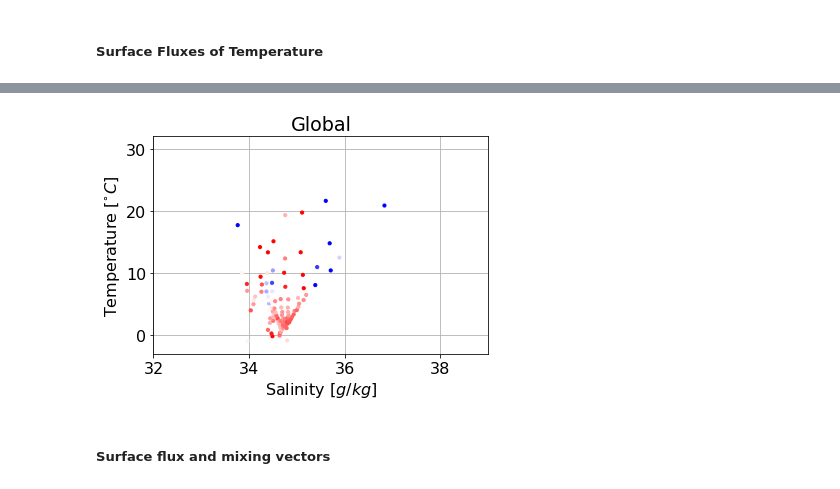
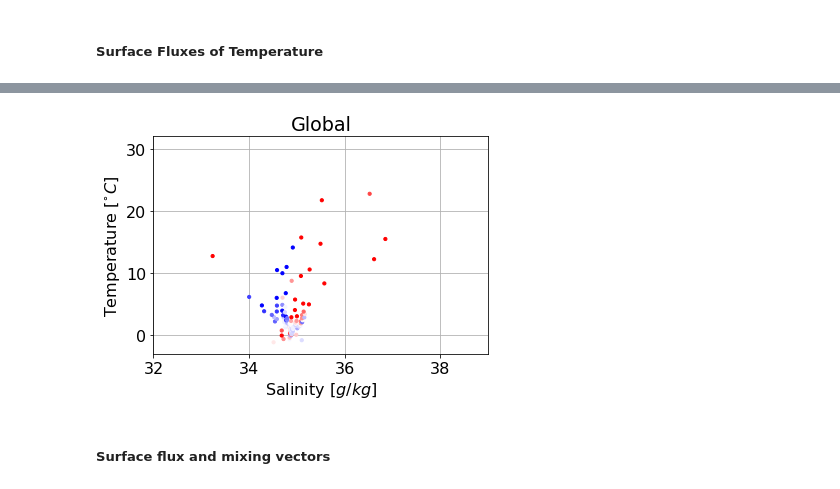
Before and after one commit to taimoorsohail/Min_Max_Transform, a Jupyter notebook: MinMixFinal.ipynb, the cells around one changed output, grey strips where cells are left out. Cells and saved outputs as stored; diff of their text form; code cells hidden in the pictures.

```diff
--- a/MinMixFinal.ipynb
+++ b/MinMixFinal.ipynb
@@ -112,21 +112,21 @@ globe = True
 if globe == True:
     EN4_data = xr.open_mfdataset('BSP_processed/BSP_EN4_TS_hist_gvol*.nc')
 else:
-    # EN4_data = xr.open_mfdataset('BSP_processed/BSP_EN4_TS_hist_*.nc')
-    EN4_data = xr.open_mfdataset('BSP_processed/BSP_EN4_TS_hist_vol*.nc')
+    EN4_data = xr.open_mfdataset('BSP_processed/BSP_EN4_TS_hist_*.nc')
+    # EN4_data = xr.open_mfdataset('BSP_processed/BSP_EN4_TS_hist_vol*.nc')
 
 
 # Early = first 10 years (1970 -1980)
-Part_early = EN4_data.Partitions_hist.isel(Time=slice(0,12*dyrs)).mean('Time')
-SAearly =  EN4_data.T_mean_hist.isel(Time=slice(0,12*dyrs)).mean('Time')
-CTearly = EN4_data.S_mean_hist.isel(Time=slice(0,12*dyrs)).mean('Time')
-Vearly = EN4_data.V_sum_hist.isel(Time=slice(0,12*dyrs)).mean('Time')
+Part_early = EN4_data.Partitions_hist.isel(Time=slice(0,12)).mean('Time')
+SAearly =  EN4_data.T_mean_hist.isel(Time=slice(0,12)).mean('Time')
+CTearly = EN4_data.S_mean_hist.isel(Time=slice(0,12)).mean('Time')
+Vearly = EN4_data.V_sum_hist.isel(Time=slice(0,12)).mean('Time')
 
 # Late = first 10 years (2004-2014)
-Part_late = EN4_data.Partitions_hist.isel(Time=slice(12*-dyrs,-1)).mean('Time')
-SAlate = EN4_data.T_mean_hist.isel(Time=slice(12*-dyrs,-1)).mean('Time')
-CTlate = EN4_data.S_mean_hist.isel(Time=slice(12*-dyrs,-1)).mean('Time')
-Vlate = EN4_data.V_sum_hist.isel(Time=slice(12*-dyrs,-1)).mean('Time')
+Part_late = EN4_data.Partitions_hist.isel(Time=slice(48,60)).mean('Time')
+SAlate = EN4_data.T_mean_hist.isel(Time=slice(48,60)).mean('Time')
+CTlate = EN4_data.S_mean_hist.isel(Time=slice(48,60)).mean('Time')
+Vlate = EN4_data.V_sum_hist.isel(Time=slice(48,60)).mean('Time')
 
 if globe == False:
     Aearly = EN4_data.A_sum_hist.isel(Time=slice(0,12*dyrs)).mean('Time')
@@ -218,7 +224,7 @@ if globe == True:
     minv, maxv = 11,18
     cmap = 'Blues'
 
-    plt.scatter(CTearly[:],SAearly[:], 10, np.log10(Vearly[:]),cmap=cmap, vmin=minv, vmax=maxv, marker = '.')
+    plt.scatter(CTearly,SAearly, 10, np.log10(Vearly),cmap=cmap, vmin=minv, vmax=maxv, marker = '.')
     plt.xlim(32,39)
     plt.ylim(-3,32)
     plt.title('Global')
@@ -491,7 +505,7 @@ if globe == True:
     sm = plt.cm.ScalarMappable(cmap=cmap, norm=norm)
     sm.set_array([])
 
-    plt.scatter(0.5*(flat_S_blc1+flat_S_blc2+2*35), 0.5*(flat_T_blc1+flat_T_blc2), 10, color=cmap(norm(10*S_Av_adj/dyrs)), zorder=100)
+    plt.scatter(0.5*(flat_S_blc1+flat_S_blc2+35*2), 0.5*(flat_T_blc1+flat_T_blc2), 10, color=cmap(norm(10*S_Av_adj/dyrs)), zorder=100)
     plt.xlim(32,39)
     plt.ylim(-3,32)
     plt.title('Global')
@@ -520,7 +534,7 @@ if globe == False:
     k=0
     for i in range(np.array(Basins).size):
         for j in range(256):
-            axs[i].scatter(0.5*(flat_S_blc1[k]+flat_S_blc2[k]), 0.5*(flat_T_blc1[k]+flat_T_blc2[k]), 10, color=cmap(norm(10*S_Av_adj[k]/dyrs)), zorder=100)
+            axs[i].scatter(0.5*(flat_S_blc1[k]+flat_S_blc2[k]+35*2), 0.5*(flat_T_blc1[k]+flat_T_blc2[k]), 10, color=cmap(norm(10*S_Av_adj[k]/dyrs)), zorder=100)
             # axs[i].add_patch(patches.Rectangle((x0[j], y0[j]), w[j], h[j], ec=None, color=cmap(norm(10*S_Av_adj[k]/dyrs))))
             axs[i].set_xlim(32,39)
             axs[i].set_ylim(-3,32)
@@ -543,21 +557,21 @@ Wall time: 52.9 µs
 # %%
 if globe == True:
     minv, maxv = -.05,.05
     cmap = plt.cm.bwr
     norm = plt.Normalize(minv, maxv)
     sm = plt.cm.ScalarMappable(cmap=cmap, norm=norm)
     sm.set_array([])
 
-    plt.scatter(0.5*(flat_S_blc1+flat_S_blc2+2*35), 0.5*(flat_T_blc1+flat_T_blc2), 10, color=cmap(norm(10*T_Av_adj/dyrs)), zorder=100)
+    plt.scatter(0.5*(flat_S_blc1+flat_S_blc2+35*2), 0.5*(flat_T_blc1+flat_T_blc2), 10, color=cmap(norm(10*T_Av_adj/dyrs)), zorder=100)
     plt.xlim(32,39)
     plt.ylim(-3,32)
     plt.title('Global')
     plt.grid(True)
     plt.ylabel('Temperature [$^{\circ}C$]')
     plt.xlabel('Salinity [$g/kg$]')
     plt.show()
 # %% [output]
-[figure, old version]
+[figure, new version]
 # %% [markdown]
 ##### Surface flux and mixing vectors
 # %%
```
Also changed, not shown: parts of 17 cells of this notebook.
